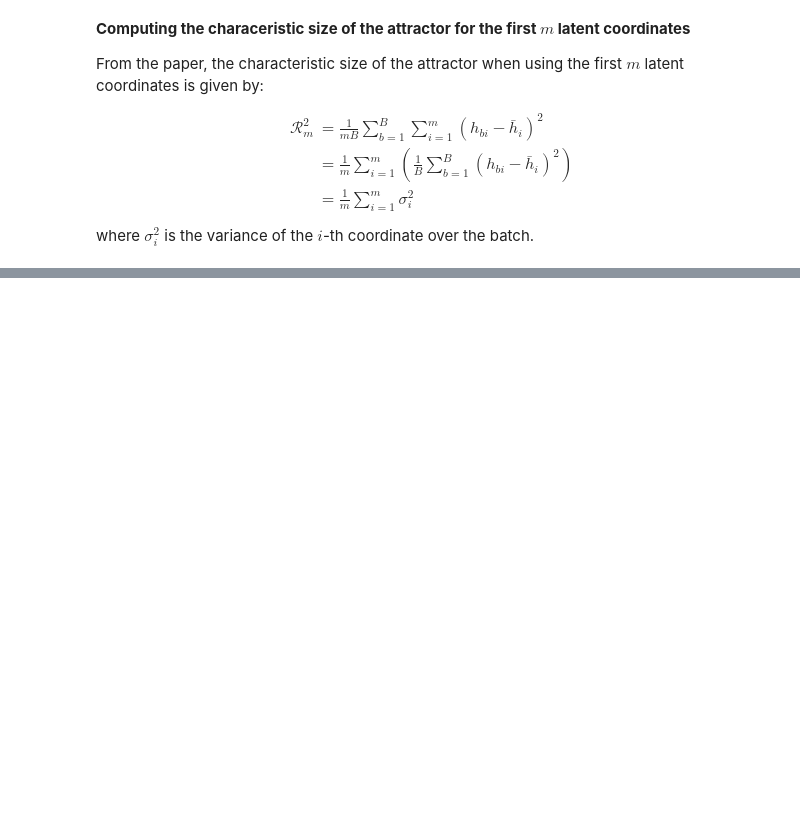
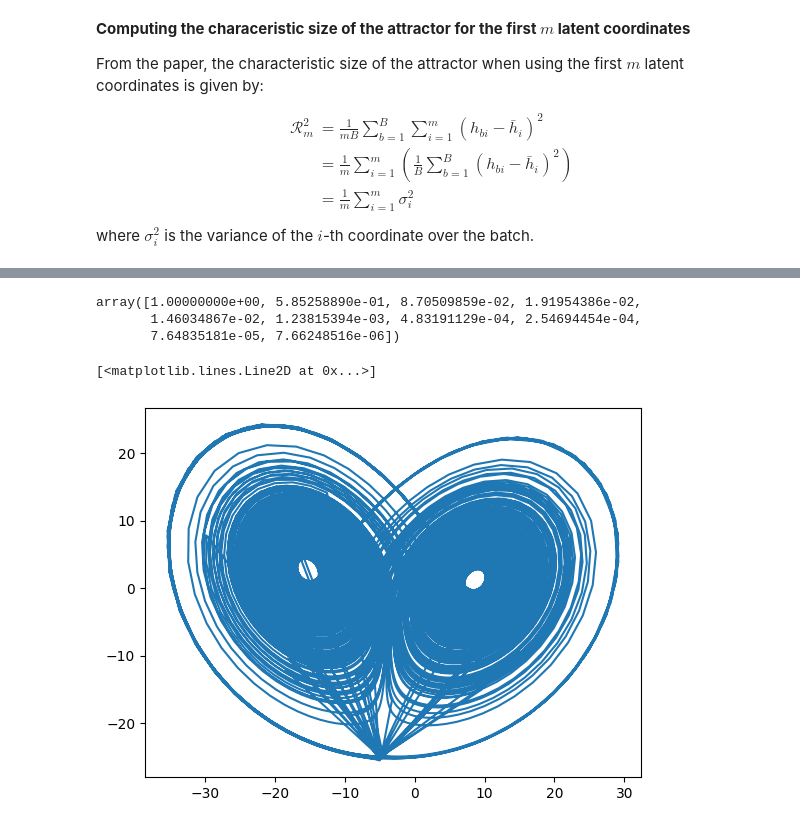
Before and after one commit to adamjeisen/JacobianODE, a Jupyter notebook: _jupyter/FNN (demo).ipynb, the cells around one changed output, grey strips where cells are left out. Cells and saved outputs as stored; diff of their text form; code cells hidden in the pictures; blank space fills up the shorter version.

```diff
--- a/_jupyter/FNN (demo).ipynb
+++ b/_jupyter/FNN (demo).ipynb
@@ -96,0 +171,15 @@ torch.Size([10, 16])
+# %%
+results["norm_var"][5]
+# %% [output]
+array([1.00000000e+00, 5.85258890e-01, 8.70509859e-02, 1.91954386e-02,
+       1.46034867e-02, 1.23815394e-03, 4.83191129e-04, 2.54694454e-04,
+       7.64835181e-05, 7.66248516e-06])
+# %%
+from sklearn.decomposition import PCA
+
+pca = PCA(n_components=2)
+true_data_pca = pca.fit_transform(data.reshape(-1, data.shape[2]))
+plt.plot(true_data_pca[:, 0], true_data_pca[:, 1])
+# %% [output]
+[<matplotlib.lines.Line2D at 0x...>]
+[figure, added]
```
Also changed, not shown: parts of 23 cells of this notebook, 11 other files.
